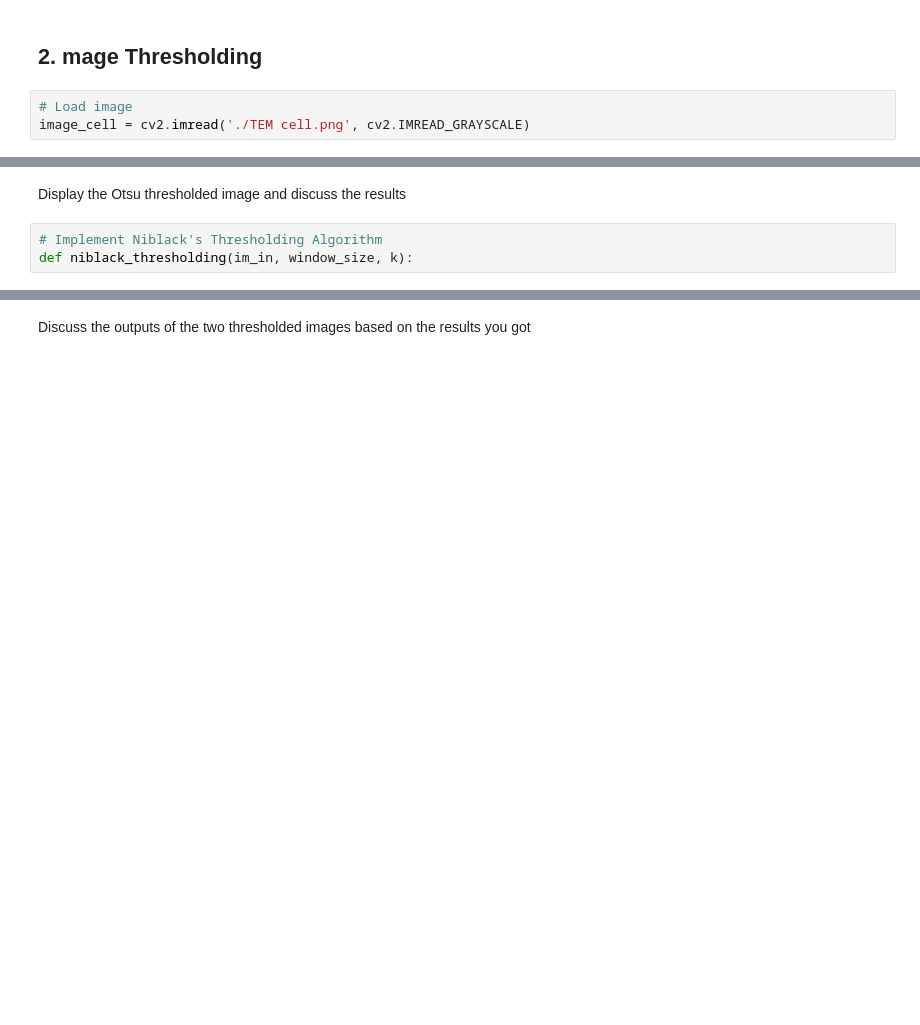
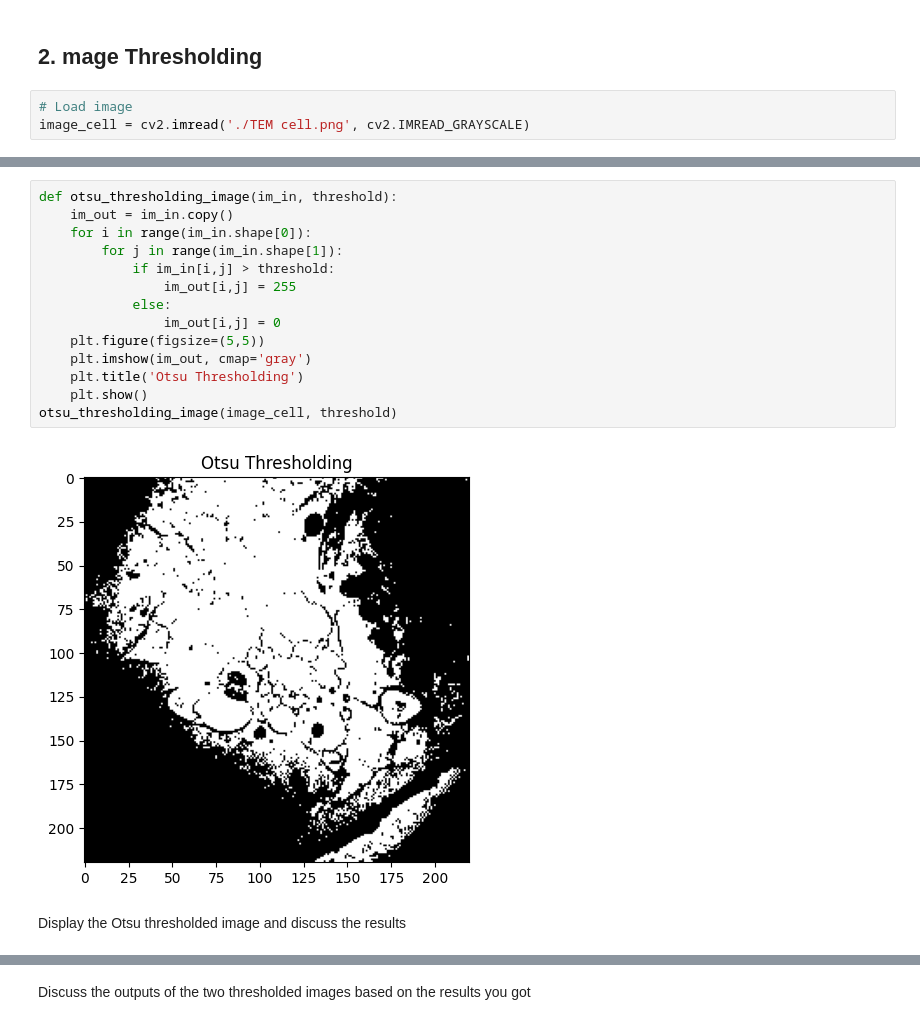
Before and after one commit to RemoShen/computerVisionClass, a Jupyter notebook: Project1/Question1/question1.ipynb, the cells around one changed output, grey strips where cells are left out. Drawn from its saved outputs; the diff is of its cells as text; blank space fills up the shorter version.

```diff
--- a/Project1/Question1/question1.ipynb
+++ b/Project1/Question1/question1.ipynb
@@ -108,5 +153,18 @@ def otsu_thresholding(im_in):
+# %%
+def otsu_thresholding_image(im_in, threshold):
+    im_out = im_in.copy()
+    for i in range(im_in.shape[0]):
+        for j in range(im_in.shape[1]):
+            if im_in[i,j] > threshold:
+                im_out[i,j] = 255
+            else:
+                im_out[i,j] = 0
+    plt.figure(figsize=(5,5))
+    plt.imshow(im_out, cmap='gray')
+    plt.title('Otsu Thresholding')
+    plt.show()
+otsu_thresholding_image(image_cell, threshold)
+# %% [output]
+[figure, added]
 # %% [markdown]
 Display the Otsu thresholded image and discuss the results
-# %%
-# Implement Niblack's Thresholding Algorithm
-def niblack_thresholding(im_in, window_size, k):
```
Also changed, not shown: parts of 6 cells of this notebook.
